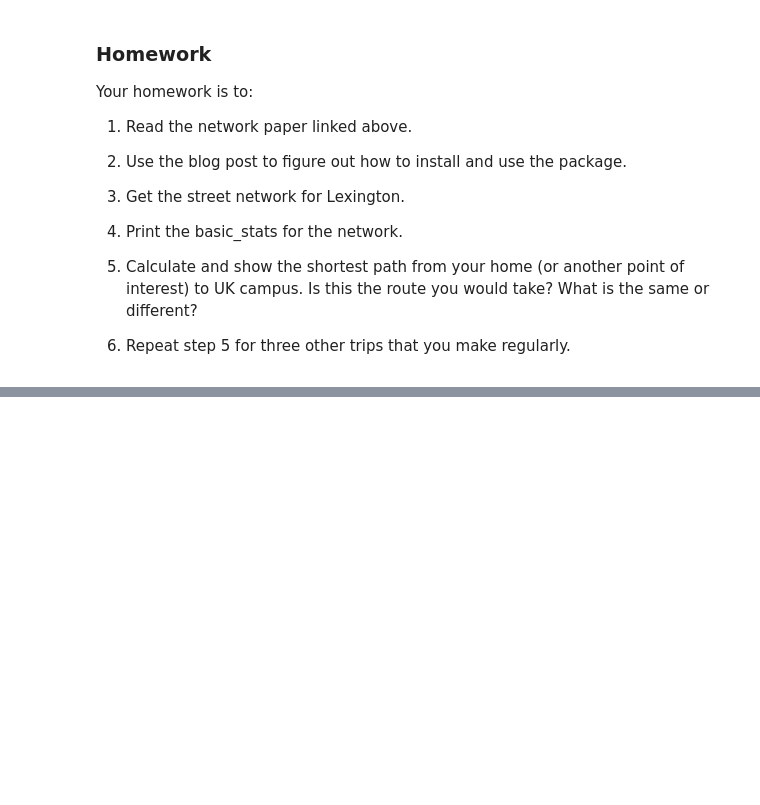
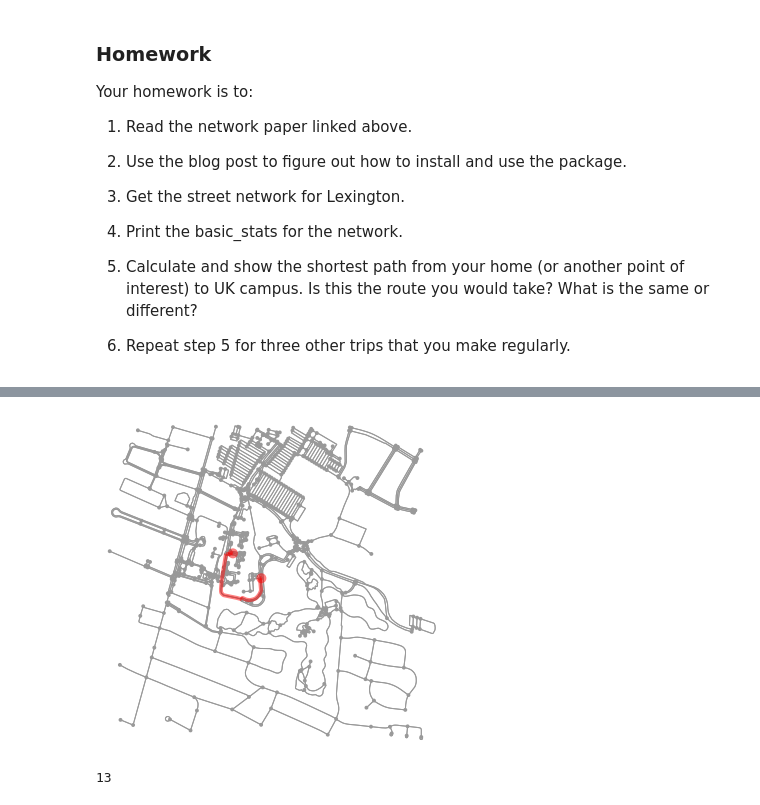
Before and after one commit to Chrisneny/ce599, a Jupyter notebook: 13-Networks 2/Networks_OSM.ipynb, the cells around one changed output, grey strips where cells are left out. Cells and saved outputs as stored; diff of their text form; code cells hidden in the pictures; blank space fills up the shorter version.

```diff
--- a/13-Networks 2/Networks_OSM.ipynb
+++ b/13-Networks 2/Networks_OSM.ipynb
@@ -34,0 +75,7 @@ Your homework is to:
+# %%
+route1 = nx.shortest_path(home_walk, origin, old_apt)
+ox.plot_graph_route(home_walk, route1)
+len(route1)
+# %% [output]
+[figure, added]
+13
```
Also changed, not shown: parts of 14 cells of this notebook.
